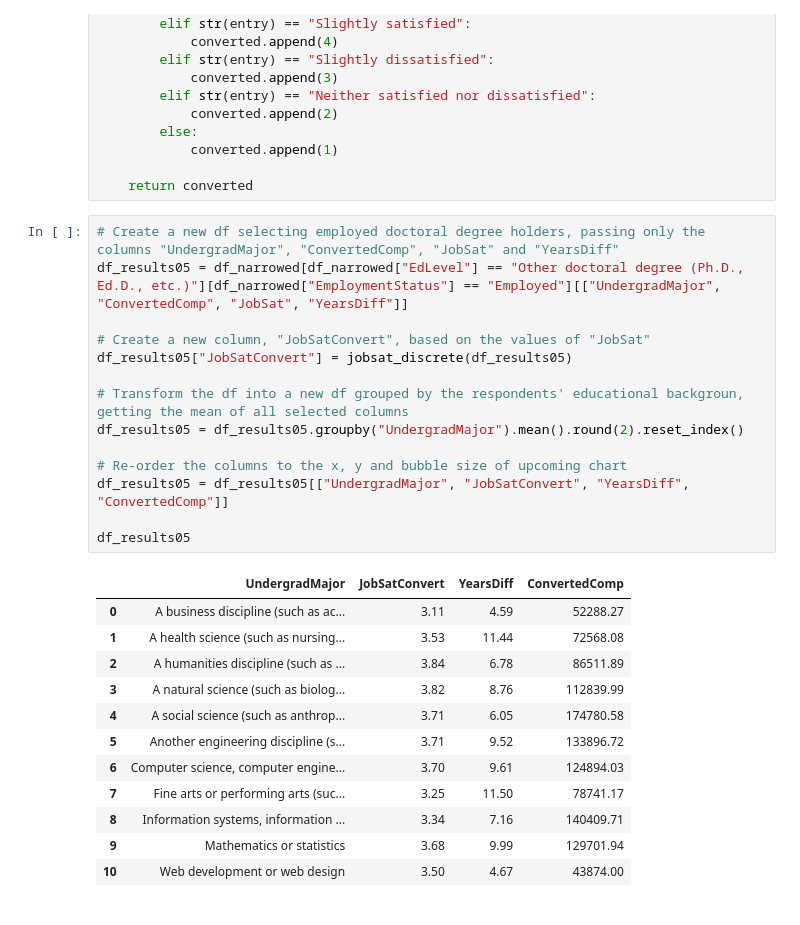
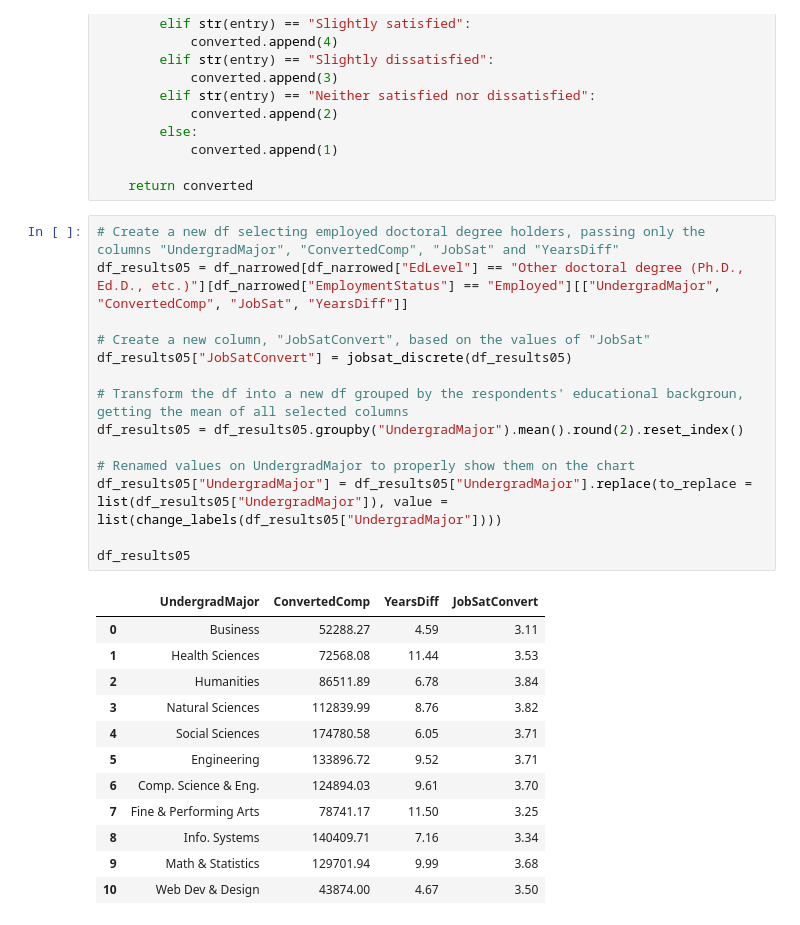
Before and after one commit to mguidoti/DSND-p1-blog, a Jupyter notebook: stackoverflow_survey_2020.ipynb, the cells around one changed output. Saved outputs shown, nothing was run; the diff lists cells and outputs as text.

Commit message:
feat: Rename values on df_results05[UndergradMajor]

```diff
--- a/stackoverflow_survey_2020.ipynb
+++ b/stackoverflow_survey_2020.ipynb
@@ -504,27 +504,27 @@ def jobsat_discrete(df):
 # %%
 # Create a new df selecting employed doctoral degree holders, passing only the columns "UndergradMajor", "ConvertedComp", "JobSat" and "YearsDiff"
 df_results05 = df_narrowed[df_narrowed["EdLevel"] == "Other doctoral degree (Ph.D., Ed.D., etc.)"][df_narrowed["EmploymentStatus"] == "Employed"][["UndergradMajor", "ConvertedComp", "JobSat", "YearsDiff"]]
 
 # Create a new column, "JobSatConvert", based on the values of "JobSat"
 df_results05["JobSatConvert"] = jobsat_discrete(df_results05)
 
 # Transform the df into a new df grouped by the respondents' educational backgroun, getting the mean of all selected columns
 df_results05 = df_results05.groupby("UndergradMajor").mean().round(2).reset_index()
 
-# Re-order the columns to the x, y and bubble size of upcoming chart
-df_results05 = df_results05[["UndergradMajor", "JobSatConvert", "YearsDiff", "ConvertedComp"]]
+# Renamed values on UndergradMajor to properly show them on the chart
+df_results05["UndergradMajor"] = df_results05["UndergradMajor"].replace(to_replace = list(df_results05["UndergradMajor"]), value = list(change_labels(df_results05["UndergradMajor"])))
 
 df_results05
 # %% [output]
-|  | UndergradMajor | JobSatConvert | YearsDiff | ConvertedComp |
-| 0 | A business discipline (such as ac... | 3.11 | 4.59 | 52288.27 |
-| 1 | A health science (such as nursing... | 3.53 | 11.44 | 72568.08 |
-| 2 | A humanities discipline (such as ... | 3.84 | 6.78 | 86511.89 |
-| 3 | A natural science (such as biolog... | 3.82 | 8.76 | 112839.99 |
-| 4 | A social science (such as anthrop... | 3.71 | 6.05 | 174780.58 |
-| 5 | Another engineering discipline (s... | 3.71 | 9.52 | 133896.72 |
-| 6 | Computer science, computer engine... | 3.70 | 9.61 | 124894.03 |
-| 7 | Fine arts or performing arts (suc... | 3.25 | 11.50 | 78741.17 |
-| 8 | Information systems, information ... | 3.34 | 7.16 | 140409.71 |
-| 9 | Mathematics or statistics | 3.68 | 9.99 | 129701.94 |
-| 10 | Web development or web design | 3.50 | 4.67 | 43874.00 |
+|  | UndergradMajor | ConvertedComp | YearsDiff | JobSatConvert |
+| 0 | Business | 52288.27 | 4.59 | 3.11 |
+| 1 | Health Sciences | 72568.08 | 11.44 | 3.53 |
+| 2 | Humanities | 86511.89 | 6.78 | 3.84 |
+| 3 | Natural Sciences | 112839.99 | 8.76 | 3.82 |
+| 4 | Social Sciences | 174780.58 | 6.05 | 3.71 |
+| 5 | Engineering | 133896.72 | 9.52 | 3.71 |
+| 6 | Comp. Science & Eng. | 124894.03 | 9.61 | 3.70 |
+| 7 | Fine & Performing Arts | 78741.17 | 11.50 | 3.25 |
+| 8 | Info. Systems | 140409.71 | 7.16 | 3.34 |
+| 9 | Math & Statistics | 129701.94 | 9.99 | 3.68 |
+| 10 | Web Dev & Design | 43874.00 | 4.67 | 3.50 |
```
